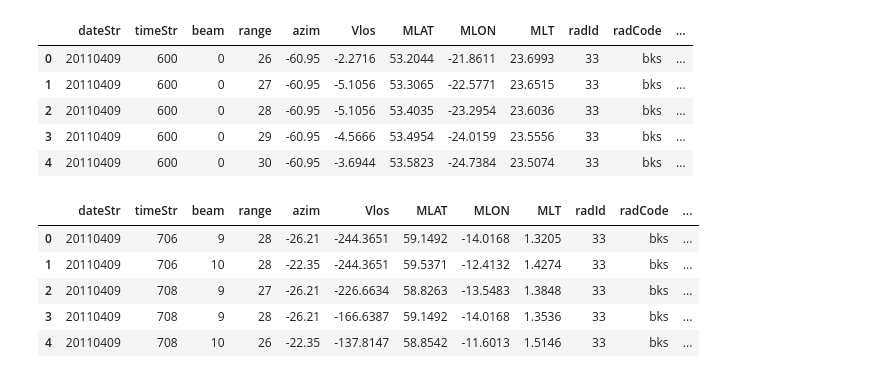
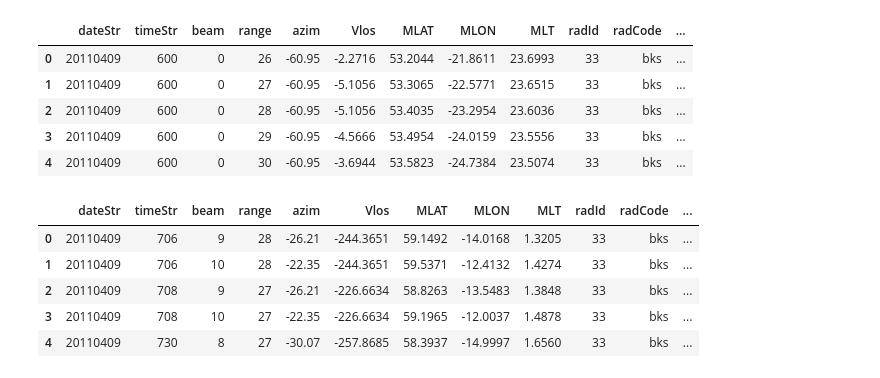
Before and after one commit to bharatreddy/vel-analys, a Jupyter notebook: ipy/saps_vels.ipynb, the cells around one changed output. Saved outputs shown, nothing was run; the diff lists cells and outputs as text; code cells hidden in the pictures.

```diff
--- a/ipy/saps_vels.ipynb
+++ b/ipy/saps_vels.ipynb
@@ -15,10 +15,10 @@ from matplotlib import rcParams
 #### In this block we load Velocity data ####
 #### In this block we load Velocity data ####
 # file with velocities
-# rawVelFileName = "../data/test-vels-north.txt"
+rawVelFileName = "../data/test-vels-north.txt"
 # need to format the file appropritely, before we can read it
 outFormattedFile = "../data/formatted-vels.txt"
-# os.system( 'cat ' + rawVelFileName + ' | tr -s " " > ' + outFormattedFile )
+# os.system( 'cat ' + rawVelFileName + ' | tr -s "  " > ' + outFormattedFile )
 inpColNames = [ "dateStr", "timeStr", "beam", "range", \
           "azim", "Vlos", "MLAT", "MLON", "MLT", "radId", \
           "radCode"]
@@ -30,6 +30,8 @@ velsDataDF["date"] = pandas.to_datetime( \
                         velsDataDF['timeStr'].astype(str), format='%Y%m%d-%H%M')
 # for some reason MLAT is a str type, convert it to float
 velsDataDF["MLAT"] = velsDataDF["MLAT"].astype(float)
+# Also get a normMLT for plotting
+velsDataDF['normMLT'] = [x-24 if x >= 12 else x for x in velsDataDF['MLT']]
 velsDataDF.head()
 #### In this block we load SAPS Velocity data ####
 #### In this block we load SAPS Velocity data ####
@@ -44,23 +46,23 @@ velsDataDF.head()
 # %%
 #### In this block we filter for SAPS velocities ####
 #### In this block we filter for SAPS velocities ####
 #### In this block we filter for SAPS velocities ####
-# remove velocies whose magnitude is less than 100 m/s
-velsDataDF = velsDataDF[ abs(velsDataDF["Vlos"]) >= 100. ]
+# remove velocies whose magnitude is less than 200 m/s
+velsDataDF = velsDataDF[ abs(velsDataDF["Vlos"]) >= 200. ]
 # SAPS(westward) Vlos are positive  for positive azimuths and vice versa.
 # filter the others out
 velsDataDF = velsDataDF[ velsDataDF["azim"]/velsDataDF["Vlos"] > 0. ].reset_index(drop=True)
 velsDataDF.head()
 #### In this block we filter for SAPS velocities ####
 #### In this block we filter for SAPS velocities ####
 #### In this block we filter for SAPS velocities ####
 # %% [output]
 |  | dateStr | timeStr | beam | range | azim | Vlos | MLAT | MLON | MLT | radId | radCode | ... |
 | 0 | 20110409 | 706 | 9 | 28 | -26.21 | -244.3651 | 59.1492 | -14.0168 | 1.3205 | 33 | bks | ... |
 | 1 | 20110409 | 706 | 10 | 28 | -22.35 | -244.3651 | 59.5371 | -12.4132 | 1.4274 | 33 | bks | ... |
 | 2 | 20110409 | 708 | 9 | 27 | -26.21 | -226.6634 | 58.8263 | -13.5483 | 1.3848 | 33 | bks | ... |
-| 3 | 20110409 | 708 | 9 | 28 | -26.21 | -166.6387 | 59.1492 | -14.0168 | 1.3536 | 33 | bks | ... |
-| 4 | 20110409 | 708 | 10 | 26 | -22.35 | -137.8147 | 58.8542 | -11.6013 | 1.5146 | 33 | bks | ... |
+| 3 | 20110409 | 708 | 10 | 27 | -22.35 | -226.6634 | 59.1965 | -12.0037 | 1.4878 | 33 | bks | ... |
+| 4 | 20110409 | 730 | 8 | 27 | -30.07 | -257.8685 | 58.3937 | -14.9997 | 1.6560 | 33 | bks | ... |
 # %%
 #### Choose a time to plot/Analyze the velocities ####
 #### Choose a time to plot/Analyze the velocities ####
```
Also changed, not shown: parts of 3 cells of this notebook, 1 other file.
